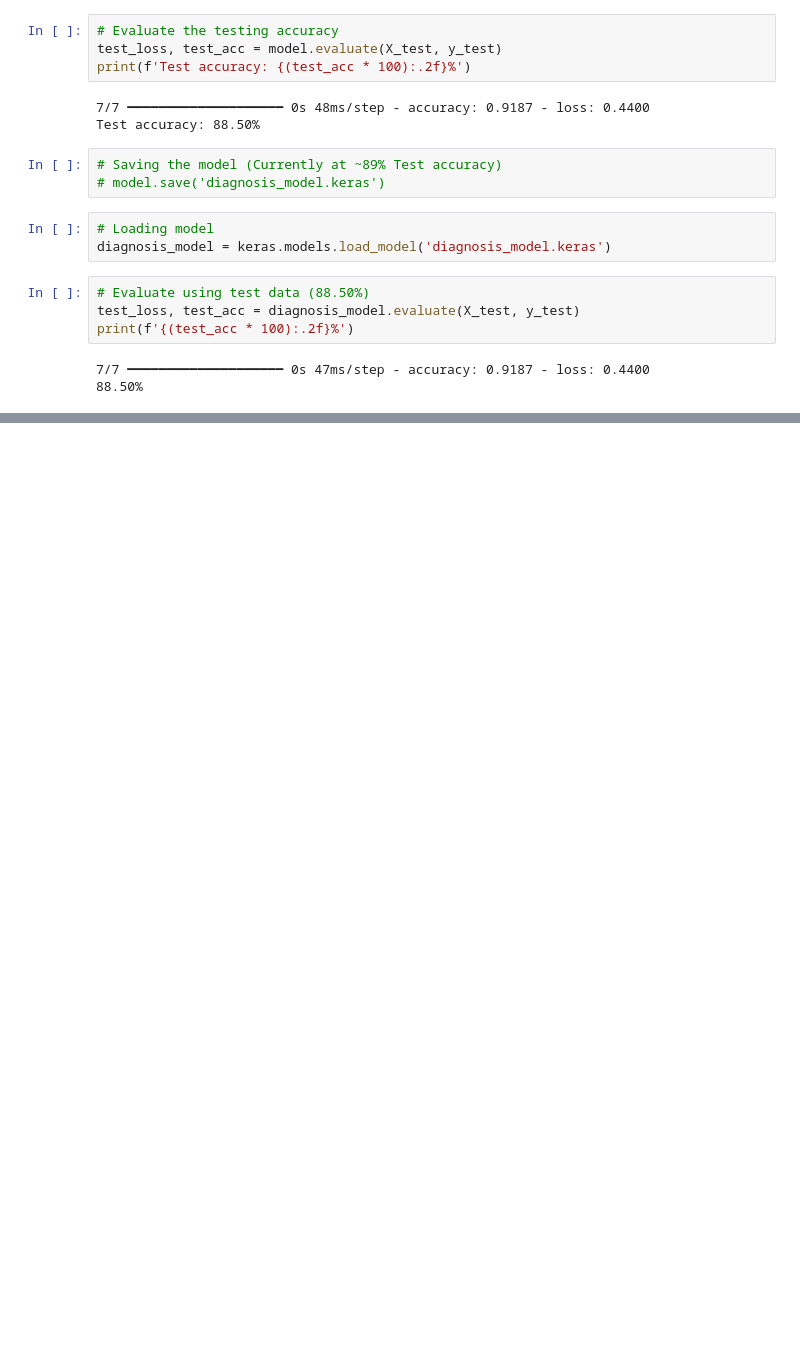
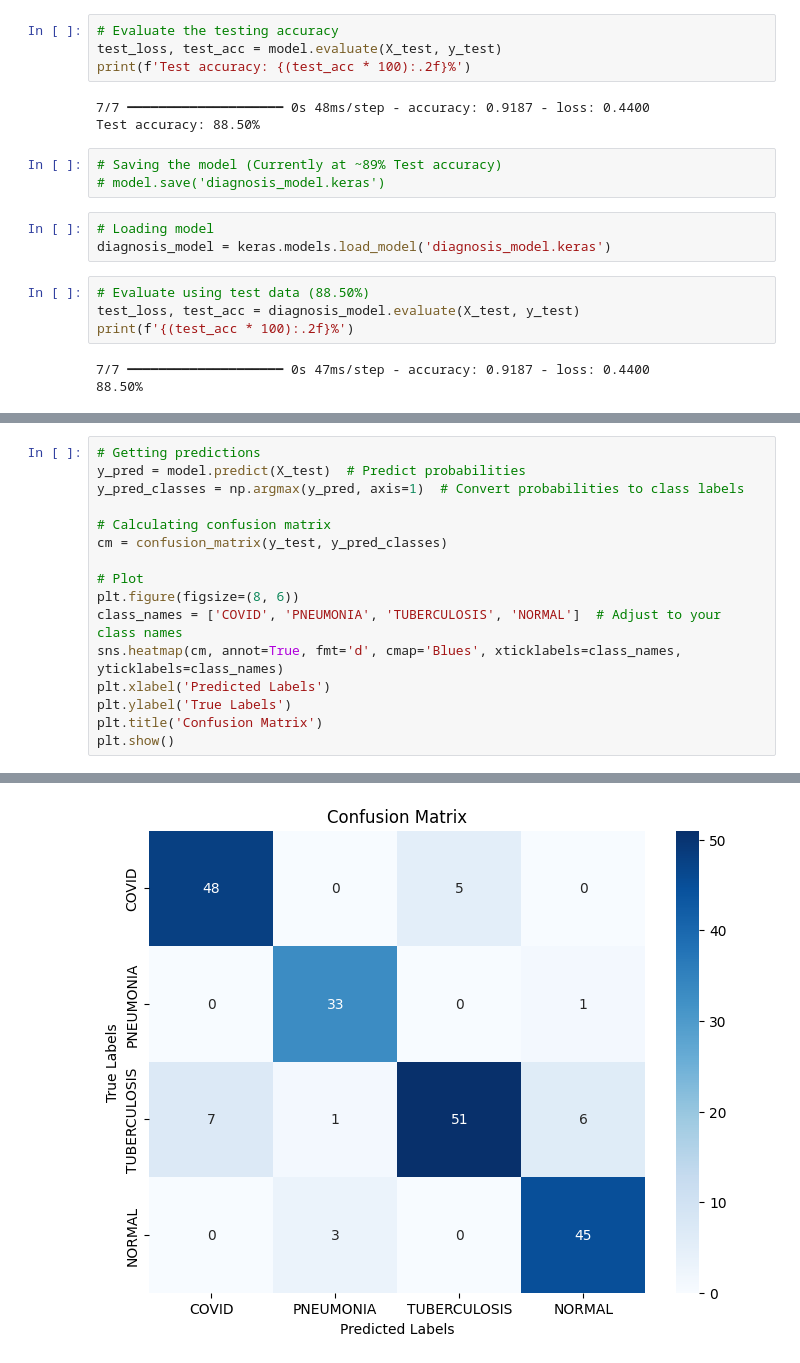
Before and after one commit to Natndez/LungDisease-CNN-Diagnosis, a Jupyter notebook: model.ipynb, the cells around one changed output, grey strips where cells are left out. Saved outputs shown, nothing was run; the diff lists cells and outputs as text; blank space fills up the shorter version.

```diff
--- a/model.ipynb
+++ b/model.ipynb
@@ -254,0 +281,17 @@ print(f'{(test_acc * 100):.2f}%')
+# %%
+# Getting predictions
+y_pred = model.predict(X_test)  # Predict probabilities
+y_pred_classes = np.argmax(y_pred, axis=1)  # Convert probabilities to class labels
+
+# Calculating confusion matrix
+cm = confusion_matrix(y_test, y_pred_classes)
+
+# Plot
+plt.figure(figsize=(8, 6))
+class_names = ['COVID', 'PNEUMONIA', 'TUBERCULOSIS', 'NORMAL']  # Adjust to your class names
+sns.heatmap(cm, annot=True, fmt='d', cmap='Blues', xticklabels=class_names, yticklabels=class_names)
+plt.xlabel('Predicted Labels')
+plt.ylabel('True Labels')
+plt.title('Confusion Matrix')
+plt.show()
+# %% [output]
@@ -254,0 +299 @@ print(f'{(test_acc * 100):.2f}%')
+[figure, added]
```
Also changed, not shown: parts of 2 cells of this notebook.
